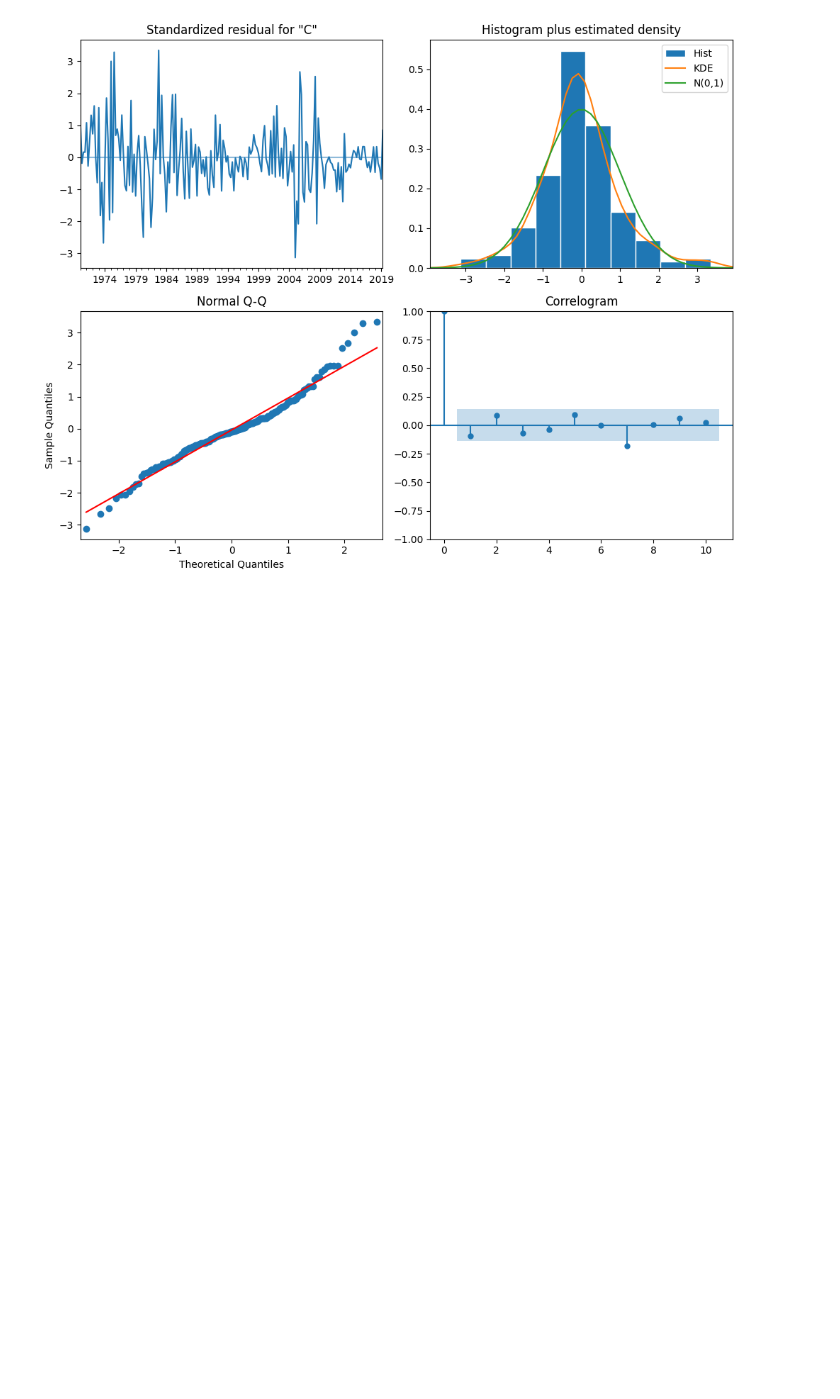
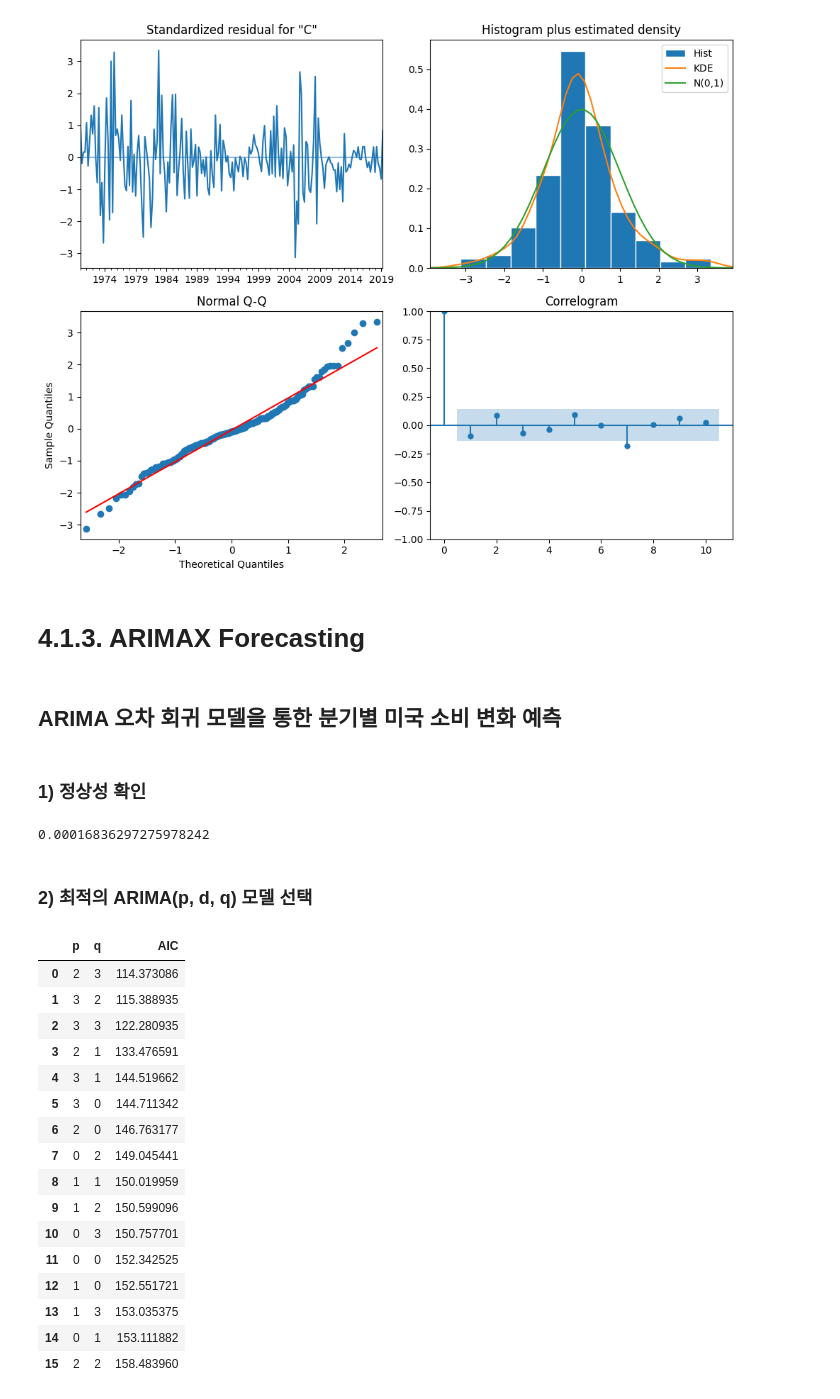
Before and after one commit to safeai-snu/Econometrics, a Jupyter notebook: Ch4.1.ARIMAX.ipynb, the cells around one changed output. Cells and saved outputs as stored; diff of their text form; code cells hidden in the pictures; blank space fills up the shorter version.

```diff
--- a/Ch4.1.ARIMAX.ipynb
+++ b/Ch4.1.ARIMAX.ipynb
@@ -146,3 +146,38 @@ plt.tight_layout()
 plt.show()
 # %% [output]
 [figure]
+# %% [markdown]
+# 4.1.3. ARIMAX Forecasting
+# %% [markdown]
+## ARIMA 오차 회귀 모델을 통한 분기별 미국 소비 변화 예측
+# %% [markdown]
+### 1) 정상성 확인
+# %%
+#Adfuller test
+print(adfuller(us_change["Consumption"][:193])[1])
+# %% [output]
+0.00016836297275978242
+# %% [markdown]
+### 2) 최적의 ARIMA(p, d, q) 모델 선택
+# %%
+#오차 차수 최적화하기
+result = ARIMAX_optimizer(us_change["Consumption"][:193], us_change[ ["Income", "Production", "Savings", "Unemployment"] ][:193])
+result
+# %% [output]
+|  | p | q | AIC |
+| 0 | 2 | 3 | 114.373086 |
+| 1 | 3 | 2 | 115.388935 |
+| 2 | 3 | 3 | 122.280935 |
+| 3 | 2 | 1 | 133.476591 |
+| 4 | 3 | 1 | 144.519662 |
+| 5 | 3 | 0 | 144.711342 |
+| 6 | 2 | 0 | 146.763177 |
+| 7 | 0 | 2 | 149.045441 |
+| 8 | 1 | 1 | 150.019959 |
+| 9 | 1 | 2 | 150.599096 |
+| 10 | 0 | 3 | 150.757701 |
+| 11 | 0 | 0 | 152.342525 |
+| 12 | 1 | 0 | 152.551721 |
+| 13 | 1 | 3 | 153.035375 |
+| 14 | 0 | 1 | 153.111882 |
+| 15 | 2 | 2 | 158.483960 |
```
Also changed, not shown: parts of 29 cells of this notebook, 2 other files.
